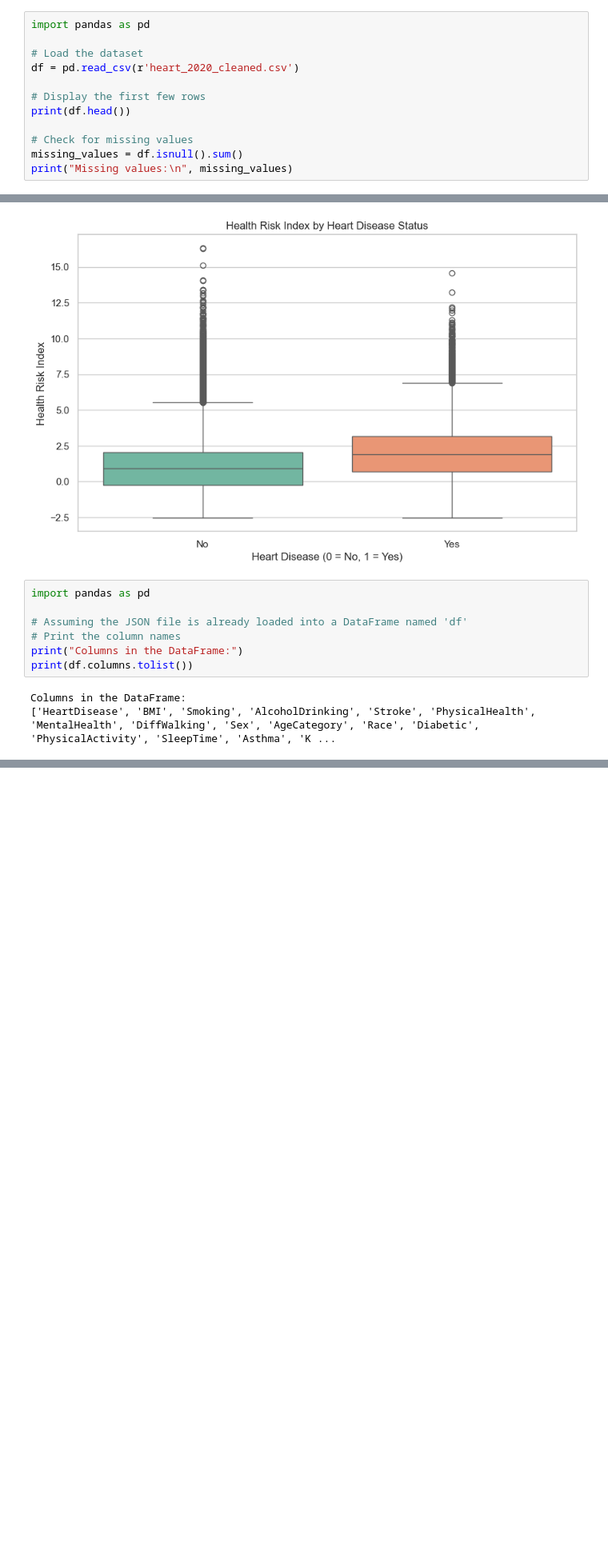
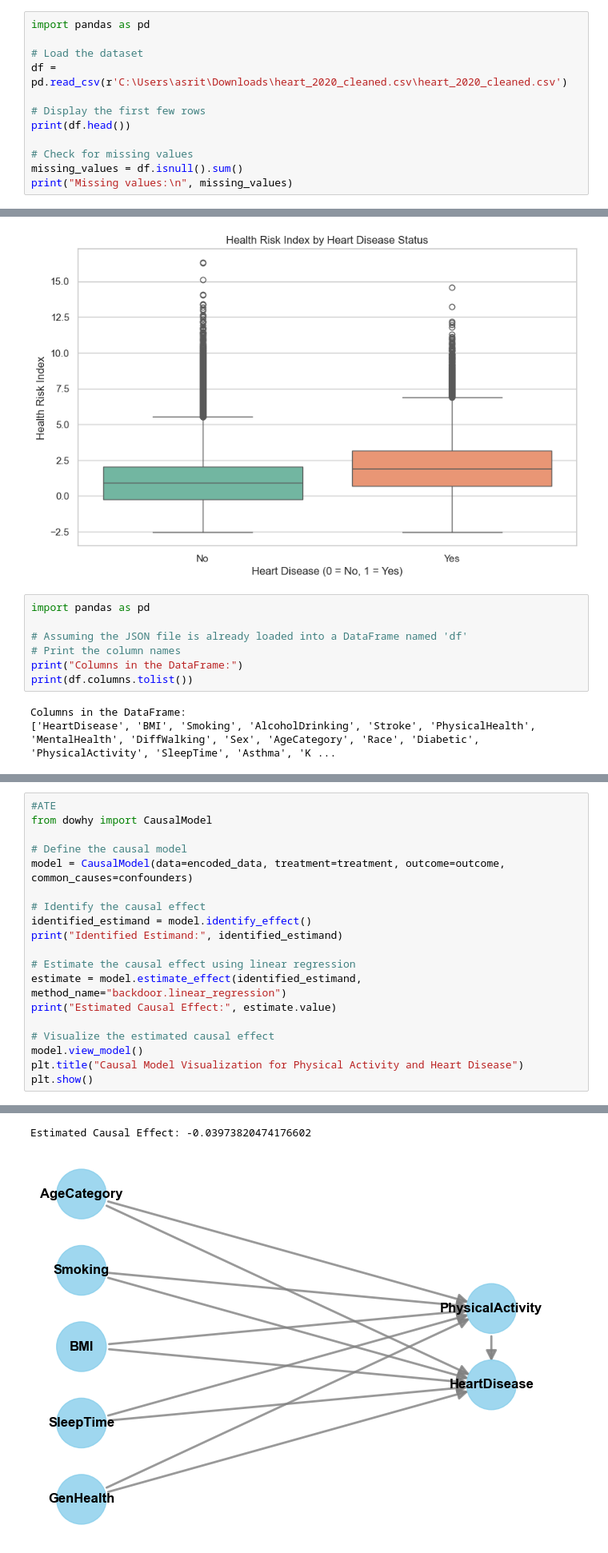
Before and after one commit to asrithapidikiti/CS520_CausalInference, a Jupyter notebook: CS520.ipynb, the cells around one changed output, grey strips where cells are left out. Shown at 80% size. Saved outputs shown, nothing was run; the diff lists cells and outputs as text; blank space fills up the shorter version.

```diff
--- a/CS520.ipynb
+++ b/CS520.ipynb
@@ -10,7 +10,7 @@
 import pandas as pd
 
 # Load the dataset
-df = pd.read_csv(r'heart_2020_cleaned.csv')
+df = pd.read_csv(r'C:\Users\asrit\Downloads\heart_2020_cleaned.csv\heart_2020_cleaned.csv')
 
 # Display the first few rows
 print(df.head())
@@ -805,0 +835,20 @@ Describing the effect of variables on HeartDisease:
+# %%
+#ATE
+from dowhy import CausalModel
+
+# Define the causal model
+model = CausalModel(data=encoded_data, treatment=treatment, outcome=outcome, common_causes=confounders)
+
+# Identify the causal effect
+identified_estimand = model.identify_effect()
+print("Identified Estimand:", identified_estimand)
+
+# Estimate the causal effect using linear regression
+estimate = model.estimate_effect(identified_estimand, method_name="backdoor.linear_regression")
+print("Estimated Causal Effect:", estimate.value)
+
+# Visualize the estimated causal effect
+model.view_model()
+plt.title("Causal Model Visualization for Physical Activity and Heart Disease")
+plt.show()
+# %% [output]
@@ -805,0 +872,2 @@ Describing the effect of variables on HeartDisease:
+Estimated Causal Effect: -0.03973820474176602
+[figure, added]
```
Also changed, not shown: parts of 21 cells of this notebook.
